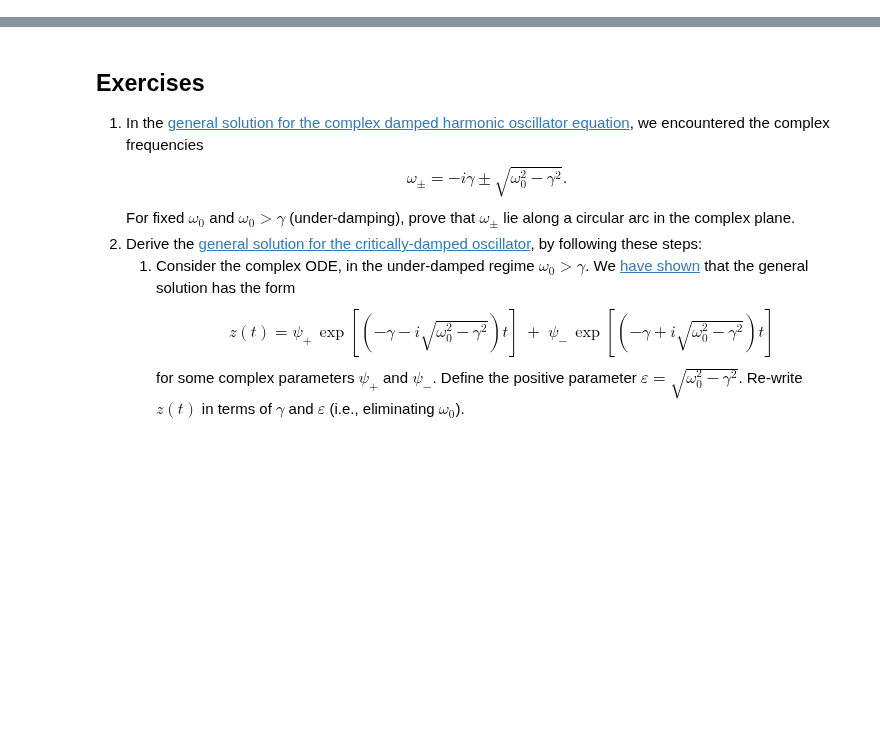
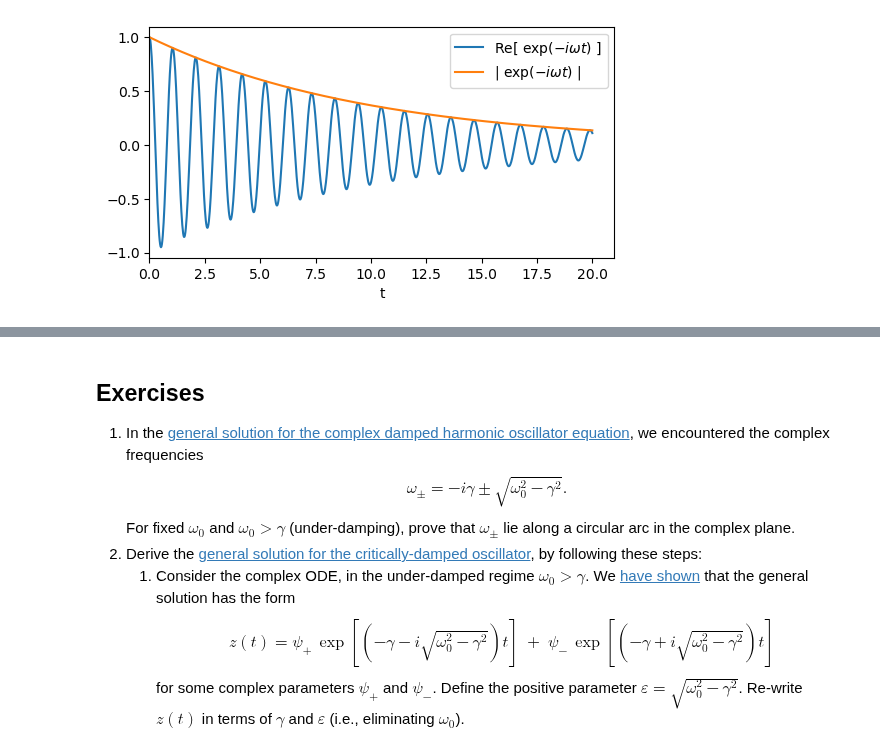
Before and after one commit to seewhydee/ntuphys_nb, a Jupyter notebook: MH2801/04_complex_oscillations.ipynb, the cells around one changed output, grey strips where cells are left out. Cells and saved outputs as stored; diff of their text form; code cells hidden in the pictures; blank space fills up the shorter version.

```diff
--- a/MH2801/04_complex_oscillations.ipynb
+++ b/MH2801/04_complex_oscillations.ipynb
@@ -462,0 +170,17 @@ interactive(children=(FloatSlider(value=0.5, description='omega0', max=1.9, min=
+# %%
+## In this example, we plot |z| and Re(z) for z = exp(-i omega t), with complex omega.
+%matplotlib inline
+import numpy as np
+
+omega = 6.0-0.1j
+t = np.linspace(0, 20, 1000)
+z = np.exp(-1j*omega*t)
+
+plt.figure(figsize=(6,3))
+plt.plot(t, z.real, label='Re[ $\exp(-i \omega t)$ ]')
+plt.plot(t, abs(z), label='| $\exp(-i \omega t)$ |')
+plt.xlabel('t'); plt.xlim(0)
+plt.legend()
+plt.show()
+# %% [output]
+[figure, added]
```
Also changed, not shown: parts of 42 cells of this notebook, 7 other files.
